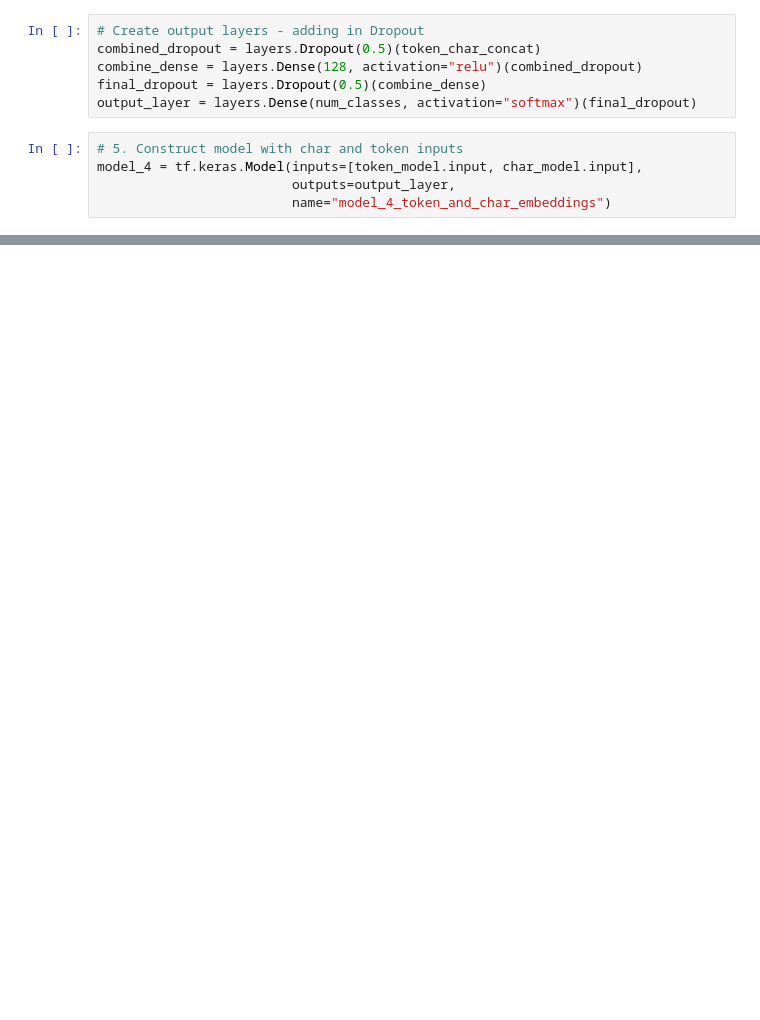
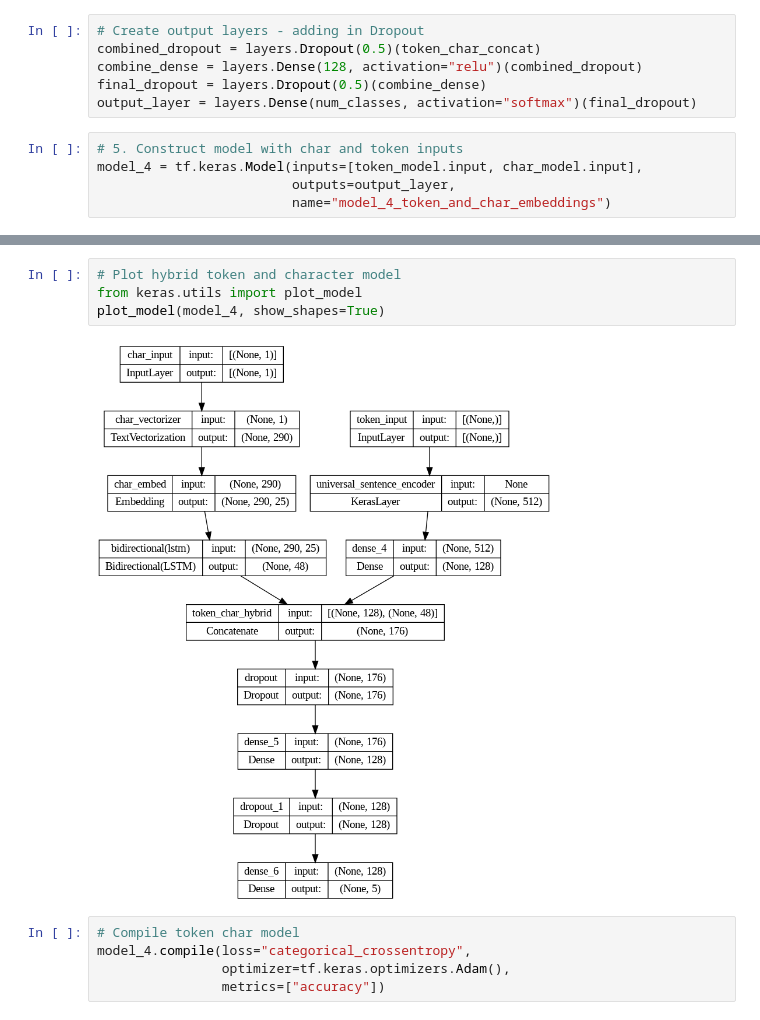
Before and after one commit to 21Ovi/SkimLit, a Jupyter notebook: SkimLit_NLP.ipynb, the cells around one changed output, grey strips where cells are left out. Saved outputs shown, nothing was run; the diff lists cells and outputs as text; blank space fills up the shorter version.

```diff
--- a/SkimLit_NLP.ipynb
+++ b/SkimLit_NLP.ipynb
@@ -1112,2 +1103,13 @@ Trainable params: 100121 (391.10 KB)
 Non-trainable params: 256797824 (979.61 MB)
 __________________________________________________________________________________________________
+# %%
+# Plot hybrid token and character model
+from keras.utils import plot_model
+plot_model(model_4, show_shapes=True)
+# %% [output]
+[figure, added]
+# %%
+# Compile token char model
+model_4.compile(loss="categorical_crossentropy",
+                optimizer=tf.keras.optimizers.Adam(),
+                metrics=["accuracy"])
```
Also changed, not shown: parts of 25 cells of this notebook.
